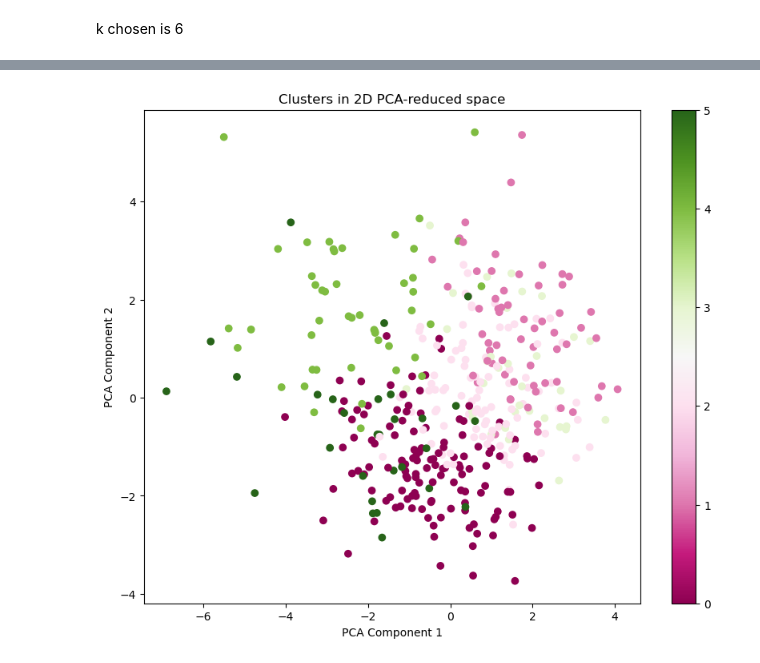
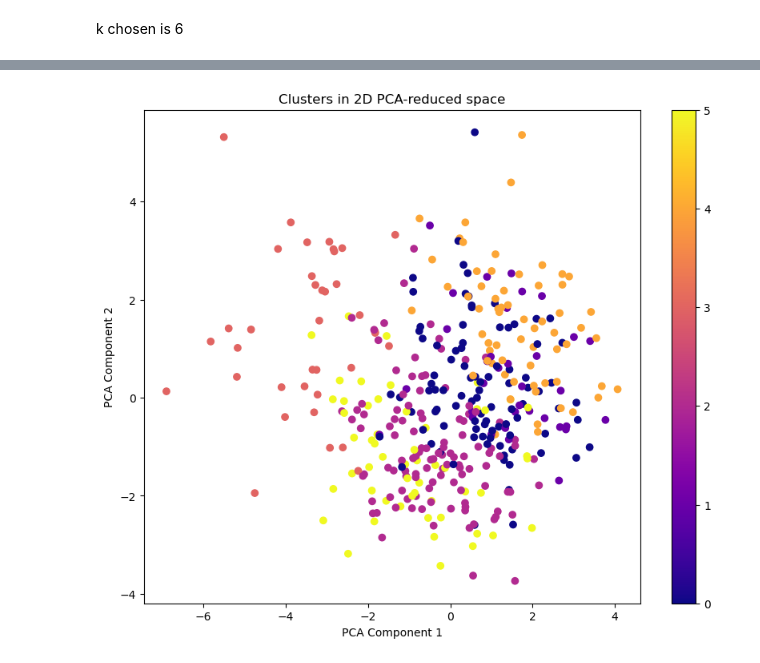
Before and after one commit to Ariana-Elahi/ML-Final-Project, a Jupyter notebook: unsupervised_model.ipynb, the cells around one changed output, grey strips where cells are left out. Cells and saved outputs as stored; diff of their text form; code cells hidden in the pictures.

Commit message:
new visuals

```diff
--- a/unsupervised_model.ipynb
+++ b/unsupervised_model.ipynb
@@ -115,7 +115,7 @@ X_scaled = scaler.fit_transform(df_unsupervised)
 #elbow method, choosing k- optimal # of clusters
 inertia = []
 for k in range (2,11):
-    kmeans = KMeans(n_clusters=k, random_state=42, max_iter = 300, n_init = 20)
+    kmeans = KMeans(n_clusters=k, random_state=42, max_iter = 300)
     kmeans.fit(X_scaled)
     inertia.append(kmeans.inertia_)
 
@@ -133,7 +133,7 @@ plt.show()
 #silhouette score
 scores = []
 for k in range(2,11):
-    kmeans = KMeans(n_clusters=k, random_state=42, max_iter = 300, n_init = 20)
+    kmeans = KMeans(n_clusters=k, random_state=42, max_iter = 300)
     #KMeans(n_clusters=6, random_state=0,init = 'k-means++', max_iter = 100, n_init = 10) #42
     kmeans.fit(X_scaled)
     scores.append(silhouette_score(X_scaled, kmeans.labels_))
@@ -149,7 +149,7 @@ plt.show()
 k chosen is 6
 # %%
 #fit model with chosen k value, predict + assign clusters
-kmeans = KMeans(n_clusters=6, random_state=0,max_iter = 300, n_init = 10)
+kmeans = KMeans(n_clusters=6, random_state=42,max_iter = 300)
 clusters = kmeans.fit_predict(X_scaled)
 # %%
 #cluster labels added to dataframe
@@ -221,11 +221,11 @@ pca_reduced = pca.fit_transform(X_scaled)
 # %%
 #plotting 2D figure
 plt.figure(figsize=(10, 8))
-scatter = plt.scatter(pca_reduced[:, 0], pca_reduced[:, 1], c=kmeans.labels_, cmap='PiYG') #x-axis component, y-axis component, label colors
+scatter = plt.scatter(pca_reduced[:, 0], pca_reduced[:, 1], c=kmeans.labels_, cmap='plasma') #x-axis component, y-axis component, label colors
 plt.colorbar(scatter)
 plt.title('Clusters in 2D PCA-reduced space')
 plt.xlabel('PCA Component 1')
 plt.ylabel('PCA Component 2')
 plt.show()
 # %% [output]
-[figure, old version]
+[figure, new version]
```
Also changed, not shown: parts of 5 cells of this notebook, 6 other files.
